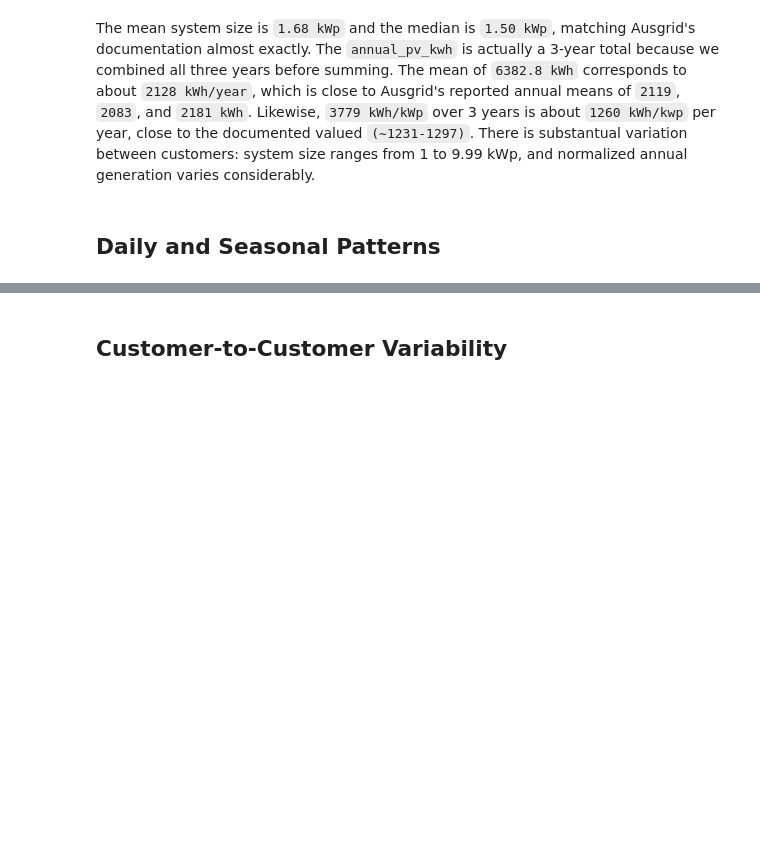
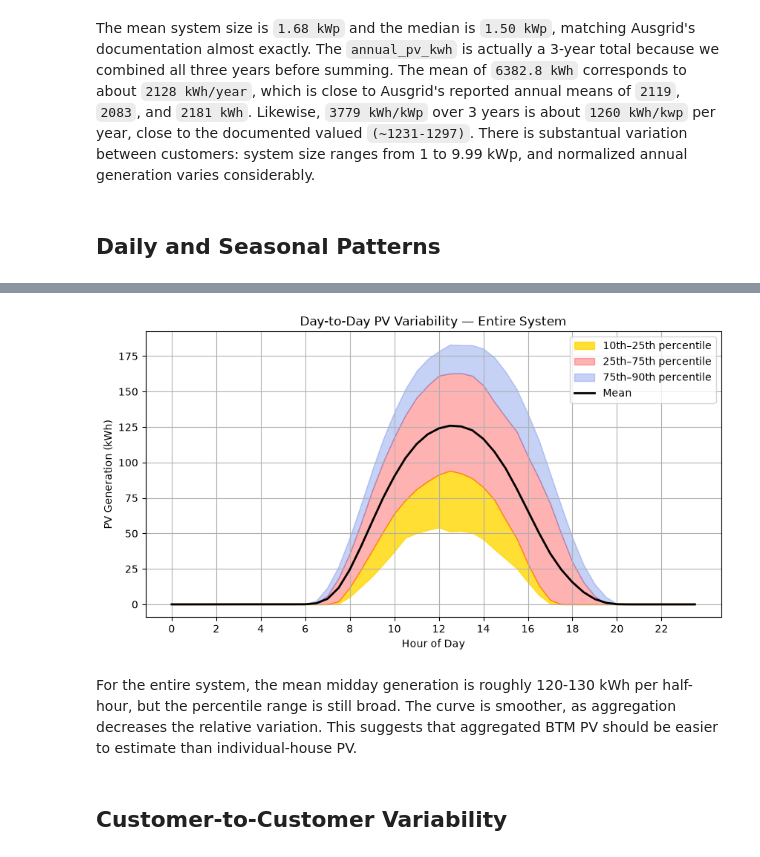
Before and after one commit to codettlaff/Energy-Disaggregation, a Jupyter notebook: tidy_data.ipynb, the cells around one changed output, grey strips where cells are left out. Drawn from its saved outputs; the diff is of its cells as text; code cells hidden in the pictures; blank space fills up the shorter version.

```diff
--- a/tidy_data.ipynb
+++ b/tidy_data.ipynb
@@ -307,0 +256,20 @@ display(day_variability.round(3))
+# %%
+# Entire System
+system_daily = (
+    pv.groupby(["day", "hour"])["kWh"]
+    .sum())
+
+system_day_profile = system_daily.groupby("hour").agg(
+    mean="mean",
+    std="std",
+    p10=lambda x: x.quantile(0.10),
+    p25=lambda x: x.quantile(0.25),
+    median="median",
+    p75=lambda x: x.quantile(0.75),
+    p90=lambda x: x.quantile(0.90))
+
+system_day_profile["IQR"] = (system_day_profile["p75"] - system_day_profile["p25"])
+system_day_profile["CV"] = (system_day_profile["std"] / system_day_profile["mean"])
+
+# Show table
+display(system_day_profile.round(3))
@@ -308,2 +295,32 @@ display(day_variability.round(3))
+# %%
+# Plot
+plt.figure(figsize=(10, 5))
+plt.fill_between(system_day_profile.index,
+                 system_day_profile["p10"],
+                 system_day_profile["p25"],
+                 color="gold", alpha=0.8, label="10th–25th percentile")
+plt.fill_between(system_day_profile.index,
+                 system_day_profile["p25"],
+                 system_day_profile["p75"],
+                 color="red", alpha=0.3, label="25th–75th percentile")
+plt.fill_between(system_day_profile.index,
+                 system_day_profile["p75"],
+                 system_day_profile["p90"],
+                 color="royalblue", alpha=0.3, label="75th–90th percentile")
+plt.plot(system_day_profile.index,
+         system_day_profile["mean"],
+         color="black", linewidth=2, label="Mean")
+
+plt.xlabel("Hour of Day")
+plt.ylabel("PV Generation (kWh)")
+plt.title("Day-to-Day PV Variability — Entire System")
+plt.xticks(range(0, 24, 2))
+plt.legend()
+plt.grid()
+plt.show()
+# %% [output]
+[figure, added]
+# %% [markdown]
+For the entire system, the mean midday generation is roughly 120-130 kWh per half-hour, but the percentile range is still broad. The curve is smoother, as aggregation decreases the relative variation. This suggests that aggregated BTM PV should be easier to estimate than individual-house PV.
 # %% [markdown]
 ## Customer-to-Customer Variability
```
Also changed, not shown: parts of 23 cells of this notebook.
